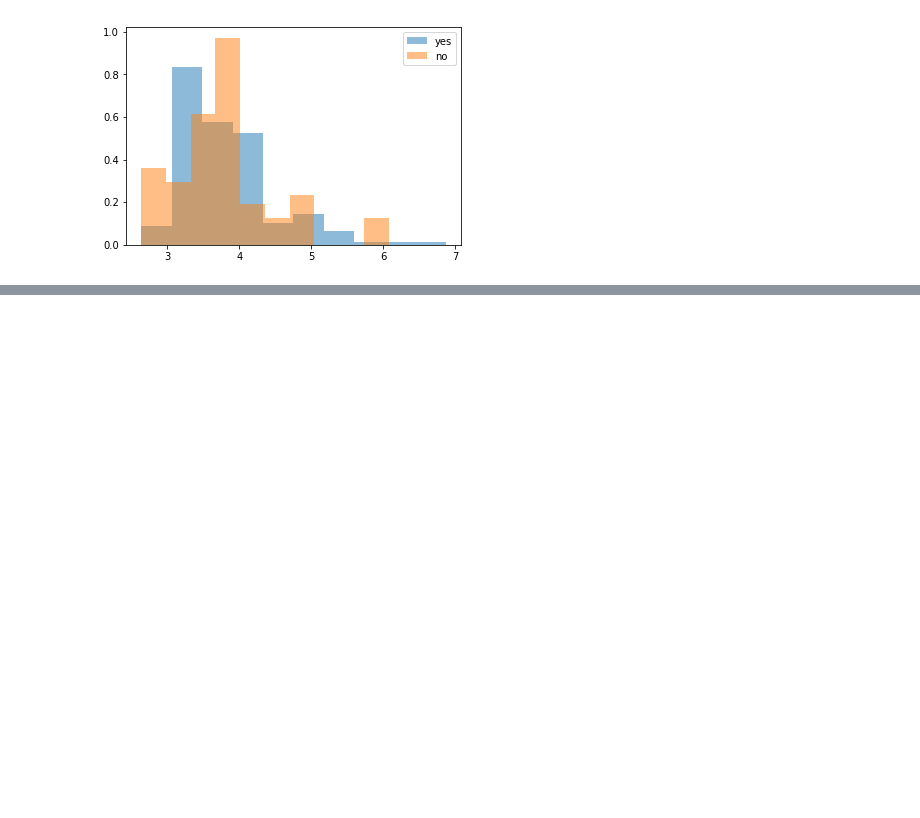
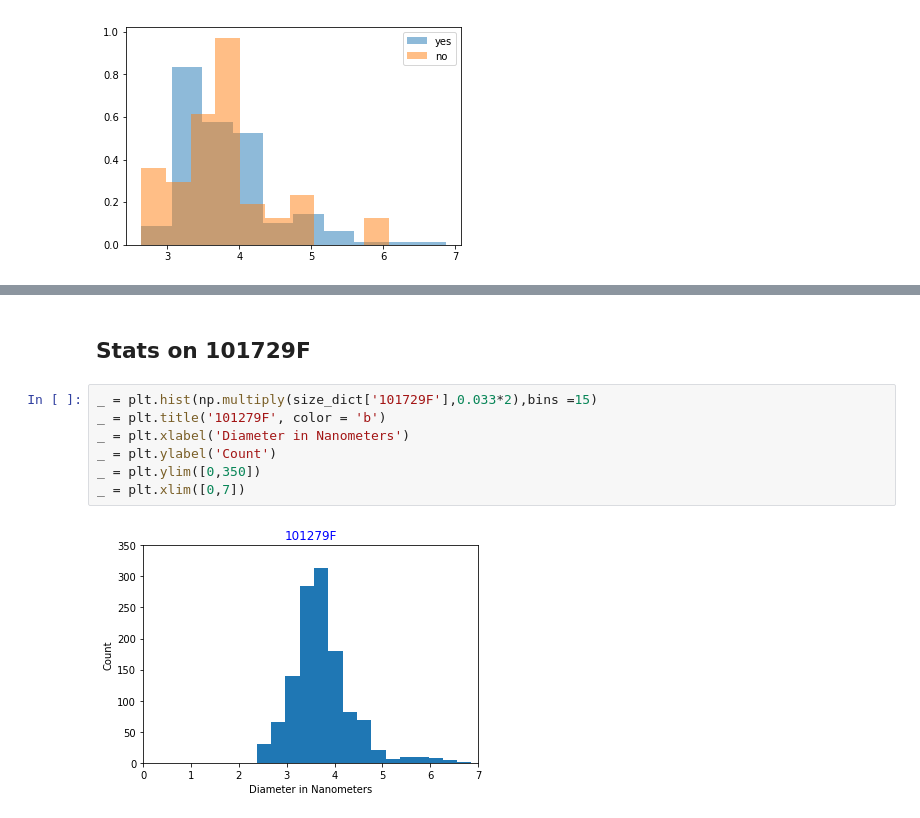
Before and after one commit to sbarton272/particleRecognition, a Jupyter notebook: image_processing/particle_stats.ipynb, the cells around one changed output, grey strips where cells are left out. Saved outputs shown, nothing was run; the diff lists cells and outputs as text; blank space fills up the shorter version.

Commit message:
updated particle stats

```diff
--- a/image_processing/particle_stats.ipynb
+++ b/image_processing/particle_stats.ipynb
@@ -260,0 +386,11 @@ plt.legend(loc='upper right')
+# %% [markdown]
+## Stats on 101729F
+# %%
+_ = plt.hist(np.multiply(size_dict['101729F'],0.033*2),bins =15)
+_ = plt.title('101279F', color = 'b')
+_ = plt.xlabel('Diameter in Nanometers')
+_ = plt.ylabel('Count')
+_ = plt.ylim([0,350])
+_ = plt.xlim([0,7])
+# %% [output]
+[figure, added]
```
Also changed, not shown: parts of 11 cells of this notebook, 1 other file.
